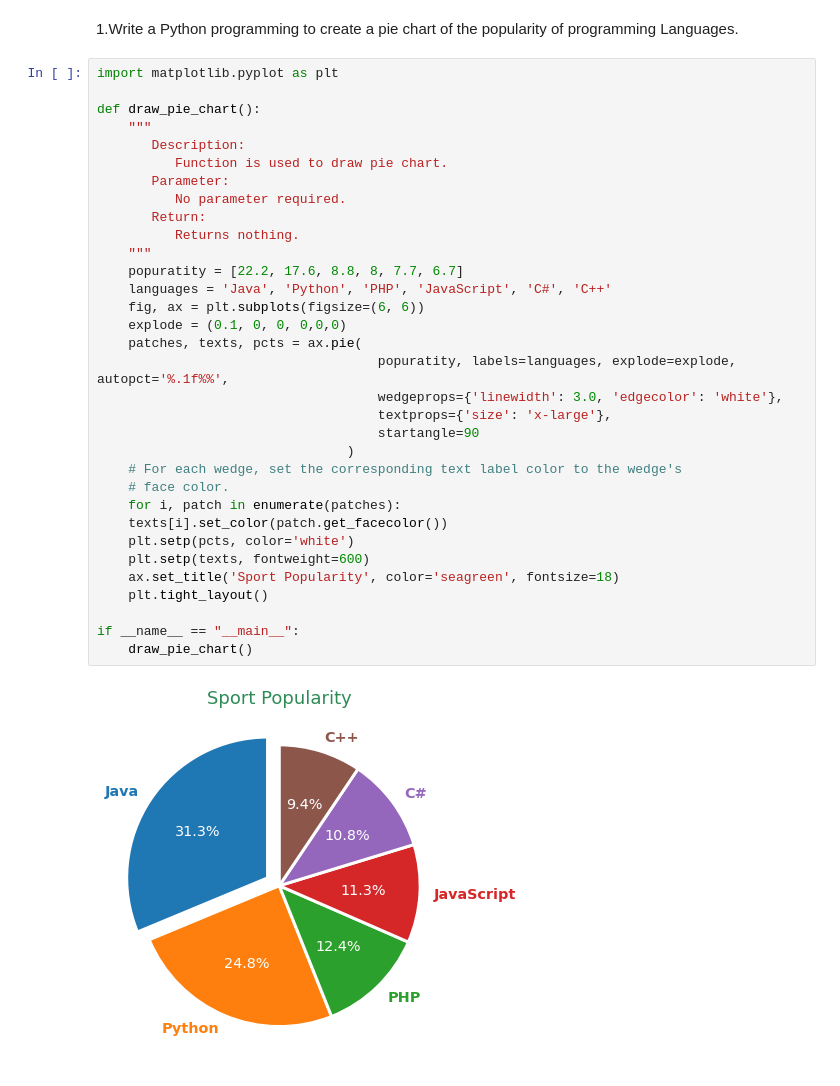
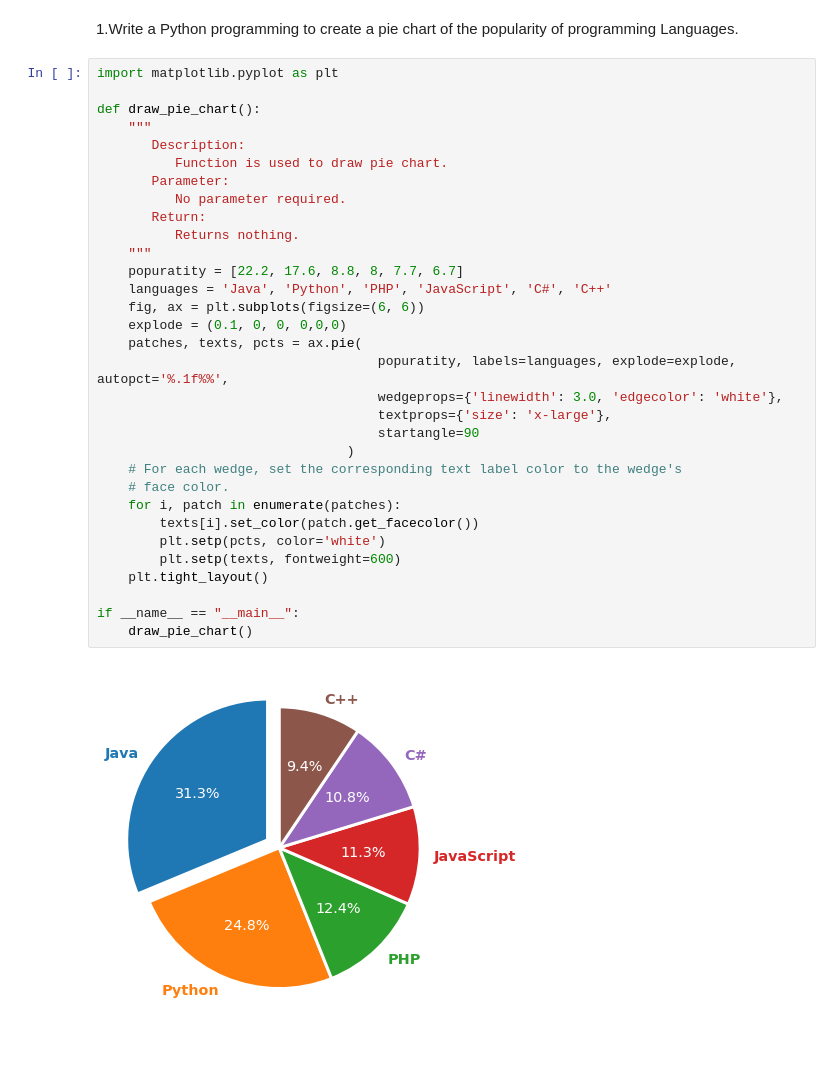
Before and after one commit to shaikhfarzana/Python-Libraries, a Jupyter notebook: Matplotlib_Piechart_Problems/Matplotlib_Piechart_Problems.ipynb, the cells around one changed output. Drawn from its saved outputs; the diff is of its cells as text; blank space fills up the shorter version.

```diff
--- a/Matplotlib_Piechart_Problems/Matplotlib_Piechart_Problems.ipynb
+++ b/Matplotlib_Piechart_Problems/Matplotlib_Piechart_Problems.ipynb
@@ -11,35 +11,34 @@
 # %%
 import matplotlib.pyplot as plt
 
 def draw_pie_chart():
     """
        Description:
           Function is used to draw pie chart.
        Parameter:
           No parameter required.
        Return:
           Returns nothing.
     """
     popuratity = [22.2, 17.6, 8.8, 8, 7.7, 6.7]
     languages = 'Java', 'Python', 'PHP', 'JavaScript', 'C#', 'C++'
     fig, ax = plt.subplots(figsize=(6, 6))
     explode = (0.1, 0, 0, 0,0,0)
     patches, texts, pcts = ax.pie(
                                     popuratity, labels=languages, explode=explode, autopct='%.1f%%',
                                     wedgeprops={'linewidth': 3.0, 'edgecolor': 'white'},
                                     textprops={'size': 'x-large'},
                                     startangle=90
                                 )
     # For each wedge, set the corresponding text label color to the wedge's
     # face color.
     for i, patch in enumerate(patches):
-    texts[i].set_color(patch.get_facecolor())
-    plt.setp(pcts, color='white')
-    plt.setp(texts, fontweight=600)
-    ax.set_title('Sport Popularity', color='seagreen', fontsize=18)
+        texts[i].set_color(patch.get_facecolor())
+        plt.setp(pcts, color='white')
+        plt.setp(texts, fontweight=600)
     plt.tight_layout()
 
 if __name__ == "__main__":
     draw_pie_chart()
 # %% [output]
-[figure, old version]
+[figure, new version]
```
Also changed, not shown: parts of 2 cells of this notebook.
